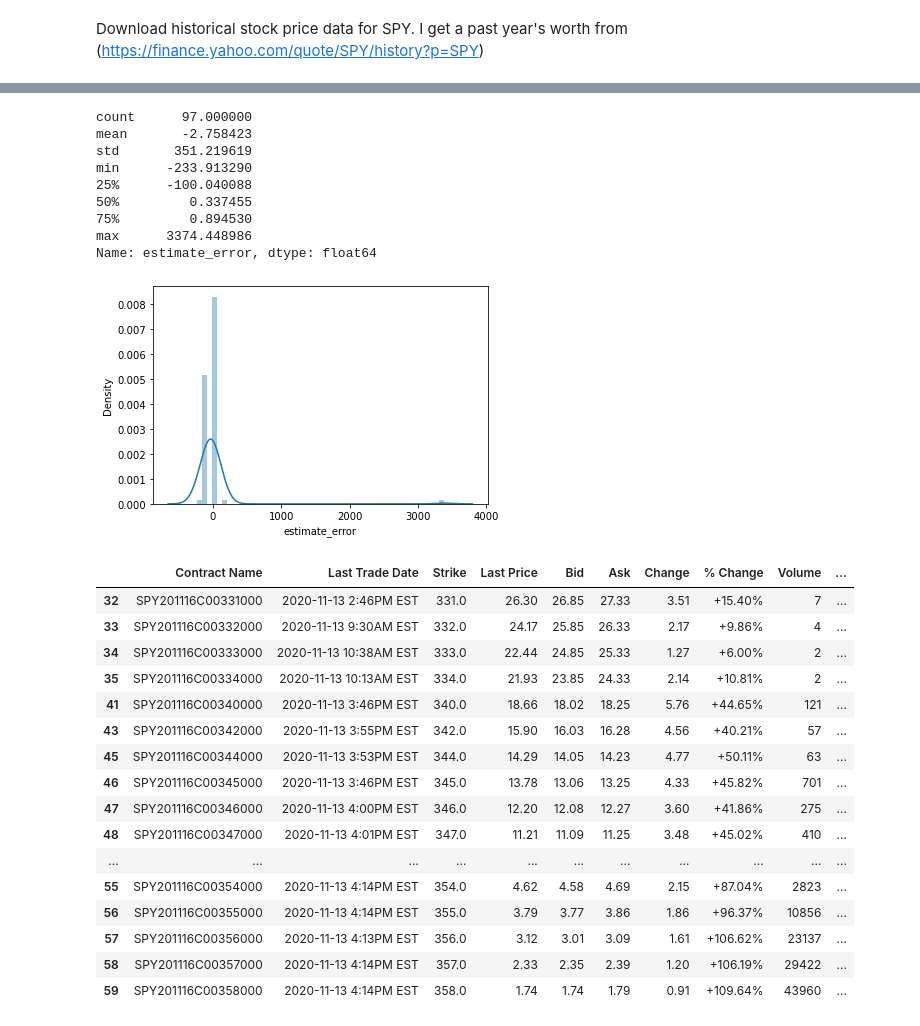
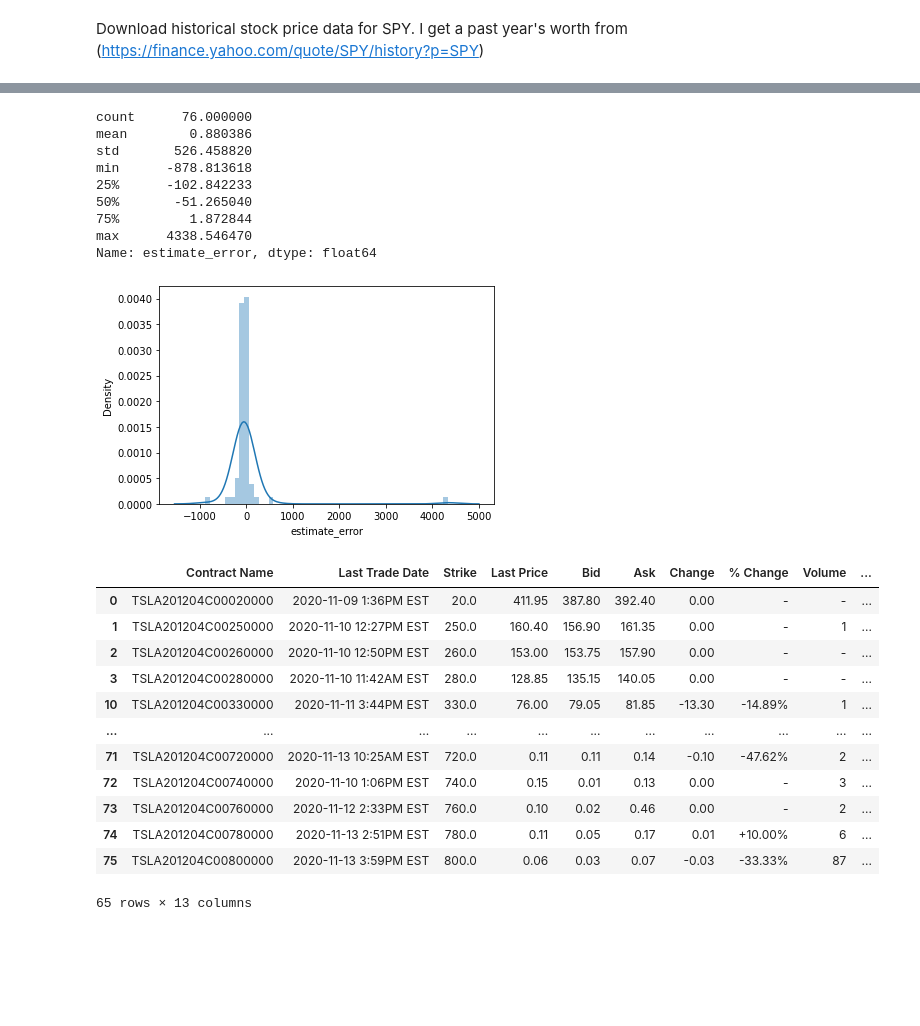
Before and after one commit to Maosef/options_pricing, a Jupyter notebook: option pricing.ipynb, the cells around one changed output, grey strips where cells are left out. Saved outputs shown, nothing was run; the diff lists cells and outputs as text; code cells hidden in the pictures; blank space fills up the shorter version.

Commit message:
use non dividend-paying stock, plot estimated v actual

```diff
--- a/option pricing.ipynb
+++ b/option pricing.ipynb
@@ -22,6 +22,8 @@ timestamp = 1605484800 # exp of Nov 16 2020
 datetime.fromtimestamp(timestamp) # need to add 5 hours (same as UTC)
 
 # create a timestamp for scraping from a given date and time (UTC)
-expiration_datetime = datetime(2020, 11, 16, 0, 0, tzinfo=timezone.utc)
+# expiration_datetime = datetime(2020, 11, 16, 0, 0, tzinfo=timezone.utc)\
+expiration_datetime = datetime(2020, 12, 4, 0, 0, tzinfo=timezone.utc)
+
 expiration_timestamp = int(expiration_datetime.timestamp())
-assert expiration_timestamp == 1605484800
+print(expiration_timestamp)
@@ -30,15 +38,19 @@ Download historical stock price data for SPY. I get a past year's worth from (ht
 # %%
 # download annual historical data for the stock
 
-stock_price_path = "data/SPY.csv"
+ticker = 'TSLA'
+stock_price_path = "~/documents/quant_finance/price_data/{}.csv".format(ticker)
 df = pd.read_csv(stock_price_path)
 df = df.sort_values(by="Date")
 df = df.dropna()
+
 # calculate returns
-df = df.assign(close_day_before=df.Close.shift(1))
-df['returns'] = ((df.Close - df.close_day_before)/df.close_day_before)
+df = df.assign(close_day_before=df['Adj Close'].shift(1))
+df['returns'] = ((df['Adj Close'] - df.close_day_before)/df.close_day_before)
 
 # get options data
-options_data_path = 'https://finance.yahoo.com/quote/SPY/options?date={}&p=SPY'.format(expiration_timestamp)
+options_data_path = 'https://finance.yahoo.com/quote/{}/options?date={}&p={}'.format(ticker, expiration_timestamp, ticker)
 r = pd.read_html(options_data_path)[0]
-# r = pd.read_html('https://finance.yahoo.com/quote/TSLA/options?p=TSLA&date=1595548800')[0]
+
+print(df)
+print(r)
@@ -83,15 +94,16 @@ def get_time_to_expiration(expiration_datetime_utc):
 # %%
-cur_stock_price = 358.04
+cur_stock_price = df.iloc[-1]['Adj Close']
 time_to_expiration = get_time_to_expiration(expiration_datetime)
 risk_free_rate = 0.0069
 # Calculate the volatility as the annualized standard deviation of the stock returns
 sigma = np.sqrt(252) * df['returns'].std()
 
-print(cur_stock_price, time_to_expiration, risk_free_rate, sigma)
-
+print('cur_stock_price: {}, time to expiration: {}, rfr: {}, vol: {}'.format(cur_stock_price, time_to_expiration, risk_free_rate, sigma))
 list_estimates = []
 
-strike_start_idx, strike_end_idx = 0, 97
+strike_start_idx, strike_end_idx = 0, r.shape[0]
+# strike_start_idx, strike_end_idx = 0, 21
+
 # run BSM for different strikes
 for x in range(strike_start_idx,strike_end_idx):
     value_s = black_scholes(S = cur_stock_price,
@@ -127,46 +146,41 @@ df_estimate
 # %%
 df_estimate['estimate_error'] = ((df_estimate['Ask'] - df_estimate['estimate'])/df_estimate['estimate'])*100
-
-df_estimate['estimate_error'].describe()
 
 ax = sns.distplot(df_estimate['estimate_error'])
 
 print(df_estimate['estimate_error'].describe())
 
 # across strikes, the median error is .34%, but there is a huge spread and there are huge outliers. Why?
 # %% [output]
-count      97.000000
-mean       -2.758423
-std       351.219619
-min      -233.913290
-25%      -100.040088
-50%         0.337455
-75%         0.894530
-max      3374.448986
+count      76.000000
+mean        0.880386
+std       526.458820
+min      -878.813618
+25%      -102.842233
+50%       -51.265040
+75%         1.872844
+max      4338.546470
 Name: estimate_error, dtype: float64
-[figure, old version]
+[figure, new version]
 # %%
 # examine outliers
 
-df_estimate[df_estimate['estimate_error'] > 1]
+df_estimate[df_estimate['estimate_error'].abs() > 1]
 
-# appears to be strikes from 330 to 360. The error explodes as the strikes approaches the current stock price. T
+# appears to be strikes from 330 to 360.
+# The error explodes as the strikes approaches the current stock price. This needs investigation
 # %% [output]
 |  | Contract Name | Last Trade Date | Strike | Last Price | Bid | Ask | Change | % Change | Volume | ... |
-| 32 | SPY201116C00331000 | 2020-11-13 2:46PM EST | 331.0 | 26.30 | 26.85 | 27.33 | 3.51 | +15.40% | 7 | ... |
-| 33 | SPY201116C00332000 | 2020-11-13 9:30AM EST | 332.0 | 24.17 | 25.85 | 26.33 | 2.17 | +9.86% | 4 | ... |
-| 34 | SPY201116C00333000 | 2020-11-13 10:38AM EST | 333.0 | 22.44 | 24.85 | 25.33 | 1.27 | +6.00% | 2 | ... |
-| 35 | SPY201116C00334000 | 2020-11-13 10:13AM EST | 334.0 | 21.93 | 23.85 | 24.33 | 2.14 | +10.81% | 2 | ... |
-| 41 | SPY201116C00340000 | 2020-11-13 3:46PM EST | 340.0 | 18.66 | 18.02 | 18.25 | 5.76 | +44.65% | 121 | ... |
-| 43 | SPY201116C00342000 | 2020-11-13 3:55PM EST | 342.0 | 15.90 | 16.03 | 16.28 | 4.56 | +40.21% | 57 | ... |
-| 45 | SPY201116C00344000 | 2020-11-13 3:53PM EST | 344.0 | 14.29 | 14.05 | 14.23 | 4.77 | +50.11% | 63 | ... |
-| 46 | SPY201116C00345000 | 2020-11-13 3:46PM EST | 345.0 | 13.78 | 13.06 | 13.25 | 4.33 | +45.82% | 701 | ... |
-| 47 | SPY201116C00346000 | 2020-11-13 4:00PM EST | 346.0 | 12.20 | 12.08 | 12.27 | 3.60 | +41.86% | 275 | ... |
-| 48 | SPY201116C00347000 | 2020-11-13 4:01PM EST | 347.0 | 11.21 | 11.09 | 11.25 | 3.48 | +45.02% | 410 | ... |
+| 0 | TSLA201204C00020000 | 2020-11-09 1:36PM EST | 20.0 | 411.95 | 387.80 | 392.40 | 0.00 | - | - | ... |
+| 1 | TSLA201204C00250000 | 2020-11-10 12:27PM EST | 250.0 | 160.40 | 156.90 | 161.35 | 0.00 | - | 1 | ... |
+| 2 | TSLA201204C00260000 | 2020-11-10 12:50PM EST | 260.0 | 153.00 | 153.75 | 157.90 | 0.00 | - | - | ... |
+| 3 | TSLA201204C00280000 | 2020-11-10 11:42AM EST | 280.0 | 128.85 | 135.15 | 140.05 | 0.00 | - | - | ... |
+| 10 | TSLA201204C00330000 | 2020-11-11 3:44PM EST | 330.0 | 76.00 | 79.05 | 81.85 | -13.30 | -14.89% | 1 | ... |
 | ... | ... | ... | ... | ... | ... | ... | ... | ... | ... | ... |
-| 55 | SPY201116C00354000 | 2020-11-13 4:14PM EST | 354.0 | 4.62 | 4.58 | 4.69 | 2.15 | +87.04% | 2823 | ... |
-| 56 | SPY201116C00355000 | 2020-11-13 4:14PM EST | 355.0 | 3.79 | 3.77 | 3.86 | 1.86 | +96.37% | 10856 | ... |
-| 57 | SPY201116C00356000 | 2020-11-13 4:13PM EST | 356.0 | 3.12 | 3.01 | 3.09 | 1.61 | +106.62% | 23137 | ... |
-| 58 | SPY201116C00357000 | 2020-11-13 4:14PM EST | 357.0 | 2.33 | 2.35 | 2.39 | 1.20 | +106.19% | 29422 | ... |
-| 59 | SPY201116C00358000 | 2020-11-13 4:14PM EST | 358.0 | 1.74 | 1.74 | 1.79 | 0.91 | +109.64% | 43960 | ... |
+| 71 | TSLA201204C00720000 | 2020-11-13 10:25AM EST | 720.0 | 0.11 | 0.11 | 0.14 | -0.10 | -47.62% | 2 | ... |
+| 72 | TSLA201204C00740000 | 2020-11-10 1:06PM EST | 740.0 | 0.15 | 0.01 | 0.13 | 0.00 | - | 3 | ... |
+| 73 | TSLA201204C00760000 | 2020-11-12 2:33PM EST | 760.0 | 0.10 | 0.02 | 0.46 | 0.00 | - | 2 | ... |
+| 74 | TSLA201204C00780000 | 2020-11-13 2:51PM EST | 780.0 | 0.11 | 0.05 | 0.17 | 0.01 | +10.00% | 6 | ... |
+| 75 | TSLA201204C00800000 | 2020-11-13 3:59PM EST | 800.0 | 0.06 | 0.03 | 0.07 | -0.03 | -33.33% | 87 | ... |
+65 rows × 13 columns
 # %%
```
Also changed, not shown: parts of 9 cells of this notebook, 1 other file.
